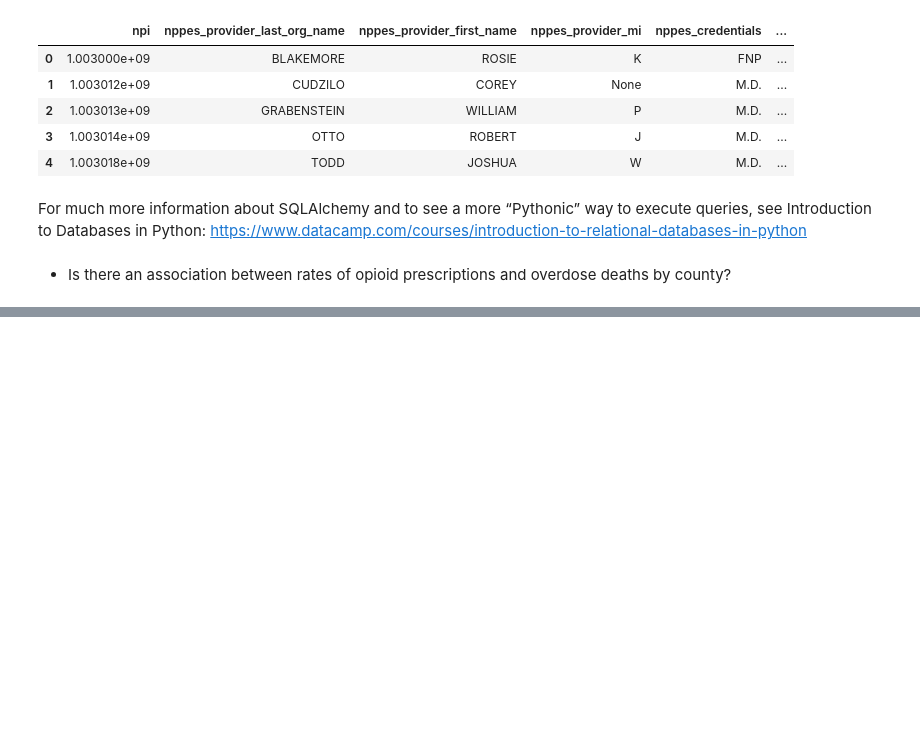
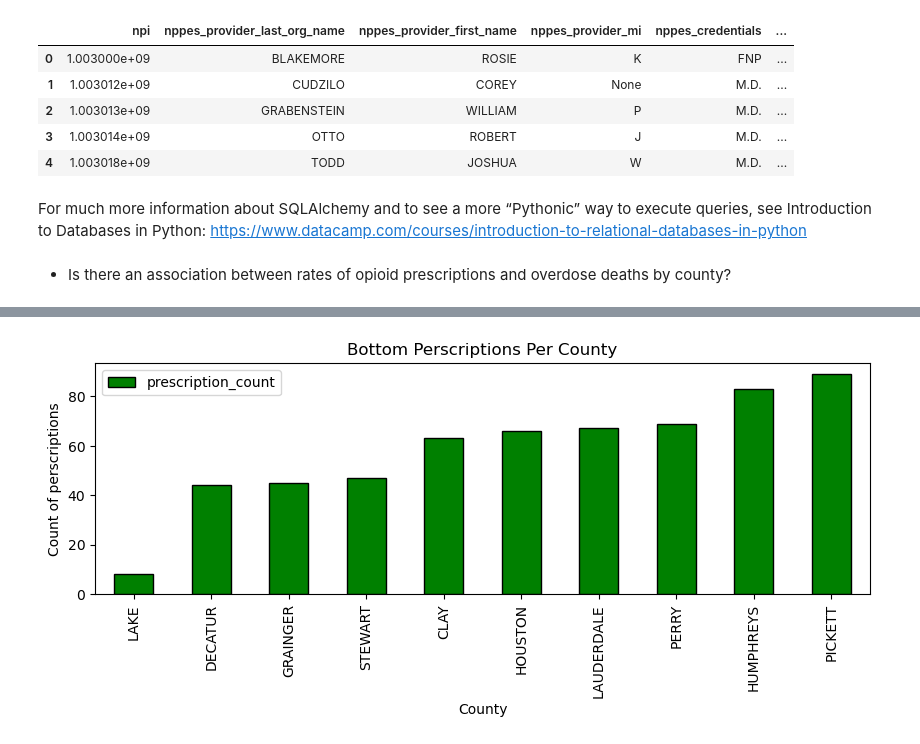
Before and after one commit to NSS-Data-Analytics-Cohort-12/prescribers-python-da12-v2-pandas-pandemonium, a Jupyter notebook: notebooks/prescribers.ipynb, the cells around one changed output, grey strips where cells are left out. Cells and saved outputs as stored; diff of their text form; code cells hidden in the pictures; blank space fills up the shorter version.

```diff
--- a/notebooks/prescribers.ipynb
+++ b/notebooks/prescribers.ipynb
@@ -103,0 +140,8 @@ opiods.head()
+# %%
+opiods_min.plot.bar('county',figsize = (10, 3),edgecolor = 'black', color = "green")
+plt.xlabel("County")
+plt.ylabel("Count of perscriptions")
+plt.title("Bottom Perscriptions Per County")
+plt.show()
+# %% [output]
+[figure, added]
```
Also changed, not shown: parts of 15 cells of this notebook.
